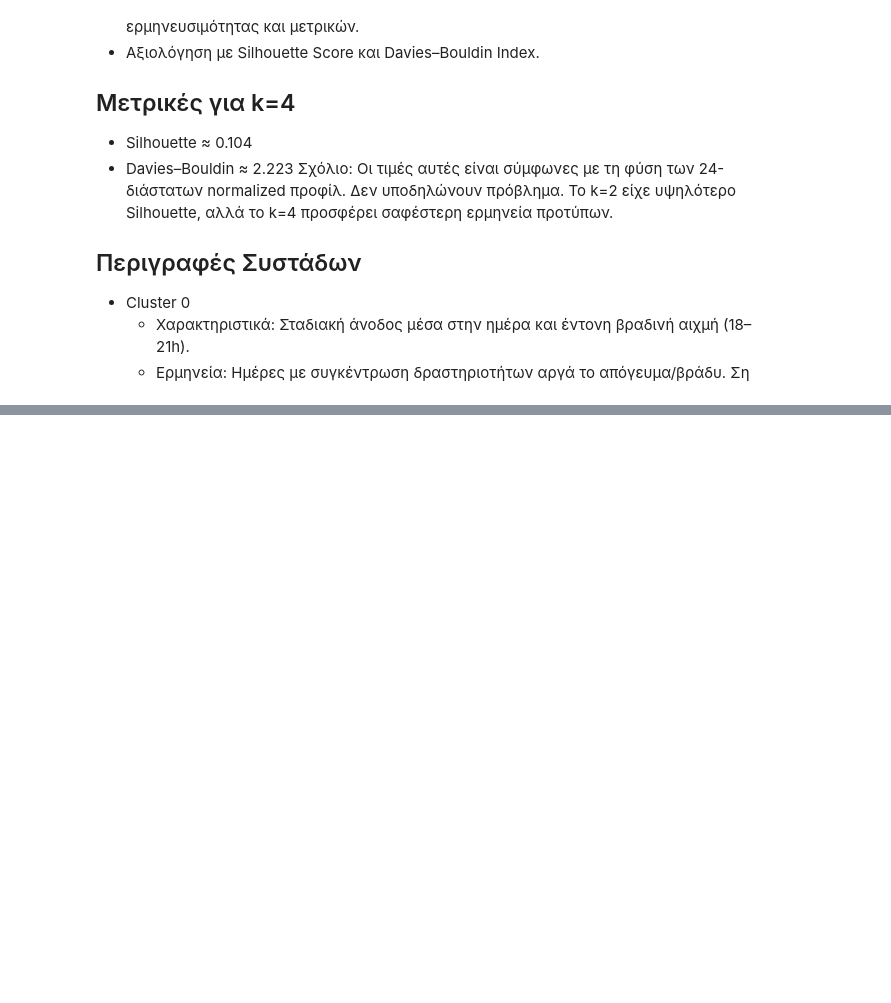
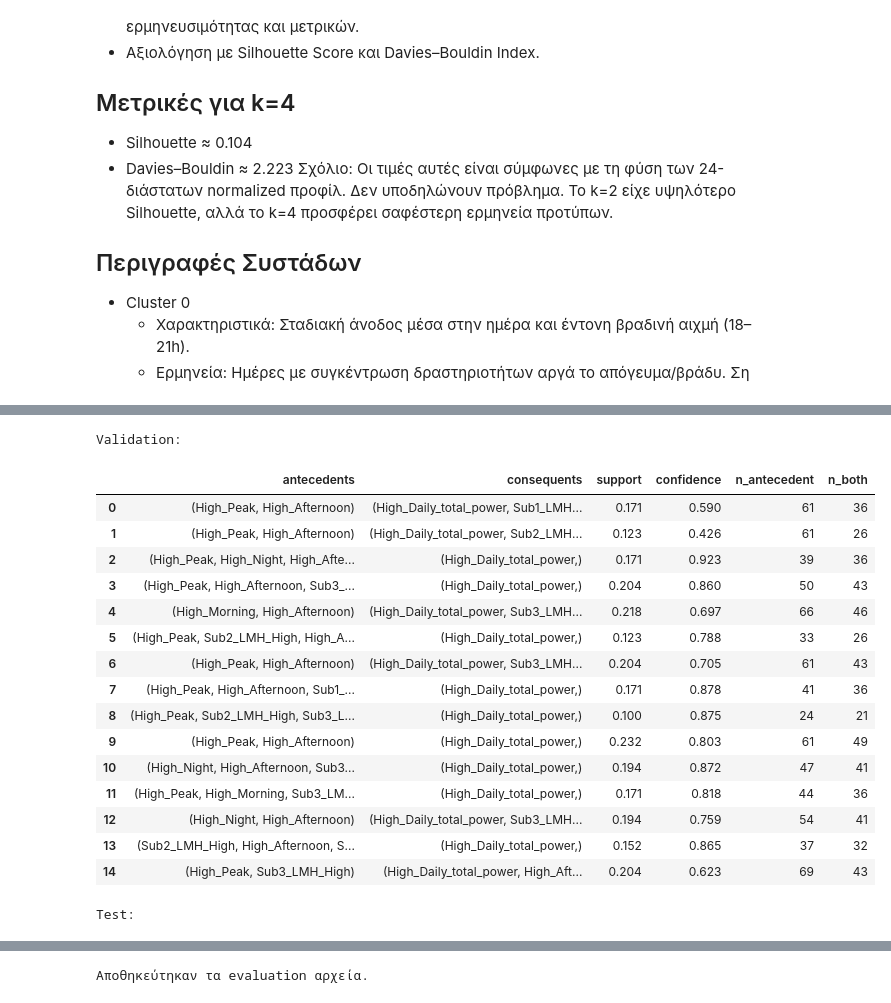
Before and after one commit to KostasPapadogiannis/energy-consumption-mining, a Jupyter notebook: notebooks/modeling.ipynb, the cells around one changed output, grey strips where cells are left out. Saved outputs shown, nothing was run; the diff lists cells and outputs as text; code cells hidden in the pictures; blank space fills up the shorter version.

```diff
--- a/notebooks/modeling.ipynb
+++ b/notebooks/modeling.ipynb
@@ -2064,0 +2099,16 @@ print(f"Αποθηκεύτηκε: {interp_plot}")
+# %%
+train = pd.read_csv(DATA_DIR / 'train_raw.csv', parse_dates=True, index_col=0)
+val   = pd.read_csv(DATA_DIR / 'val_raw.csv',   parse_dates=True, index_col=0)
+test  = pd.read_csv(DATA_DIR / 'test_raw.csv',  parse_dates=True, index_col=0)
+
+print("Shapes:", train.shape, val.shape, test.shape)
+print("Columns:", list(train.columns)[:8], "...")
+
+needed = [
+    'Daily_total_power',
+    'Sub_metering_1_sum', 'Sub_metering_2_sum', 'Sub_metering_3_sum',
+    'Nighttime_usage', 'Morning_usage', 'Afternoon_usage', 'Peak_hour_power',
+    'Season', 'IsWeekend'
+]
+missing = [c for c in needed if c not in train.columns]
+assert not missing, f"Λείπουν στήλες: {missing}"
@@ -2064,0 +2293,56 @@ print(f"Αποθηκεύτηκε: {interp_plot}")
+# %%
+def evaluate_rules_on(items_df, rules_df, top_n=15):
+    res = []
+    for _, row in rules_df.head(top_n).iterrows():
+        ants = list(row['antecedents'])
+        cons = list(row['consequents'])
+        # antecedent match
+        ant_mask = items_df[ants].all(axis=1)
+        # consequent true
+        cons_mask = items_df[cons].all(axis=1)
+        n_ant = ant_mask.sum()
+        n_both = (ant_mask & cons_mask).sum()
+        support = n_both / len(items_df)
+        confidence = (n_both / n_ant) if n_ant > 0 else np.nan
+        res.append({
+            'antecedents': tuple(ants),
+            'consequents': tuple(cons),
+            'support': support,
+            'confidence': confidence,
+            'n_antecedent': int(n_ant),
+            'n_both': int(n_both)
+        })
+    return pd.DataFrame(res)
+
+eval_val  = evaluate_rules_on(items_val,  rules_target, top_n=15)
+eval_test = evaluate_rules_on(items_test, rules_target, top_n=15)
+
+print("Validation:")
+display(eval_val)
+
+print("\nTest:")
+display(eval_test)
+
+# Αποθήκευση
+eval_val.to_csv(RESULTS_DIR / 'association_rules_eval_val.csv', index=False)
+eval_test.to_csv(RESULTS_DIR / 'association_rules_eval_test.csv', index=False)
+print("Αποθηκεύτηκαν τα evaluation αρχεία.")
+# %% [output]
+Validation:
+|  | antecedents | consequents | support | confidence | n_antecedent | n_both |
+| 0 | (High_Peak, High_Afternoon) | (High_Daily_total_power, Sub1_LMH... | 0.171 | 0.590 | 61 | 36 |
+| 1 | (High_Peak, High_Afternoon) | (High_Daily_total_power, Sub2_LMH... | 0.123 | 0.426 | 61 | 26 |
+| 2 | (High_Peak, High_Night, High_Afte... | (High_Daily_total_power,) | 0.171 | 0.923 | 39 | 36 |
+| 3 | (High_Peak, High_Afternoon, Sub3_... | (High_Daily_total_power,) | 0.204 | 0.860 | 50 | 43 |
+| 4 | (High_Morning, High_Afternoon) | (High_Daily_total_power, Sub3_LMH... | 0.218 | 0.697 | 66 | 46 |
+| 5 | (High_Peak, Sub2_LMH_High, High_A... | (High_Daily_total_power,) | 0.123 | 0.788 | 33 | 26 |
+| 6 | (High_Peak, High_Afternoon) | (High_Daily_total_power, Sub3_LMH... | 0.204 | 0.705 | 61 | 43 |
+| 7 | (High_Peak, High_Afternoon, Sub1_... | (High_Daily_total_power,) | 0.171 | 0.878 | 41 | 36 |
+| 8 | (High_Peak, Sub2_LMH_High, Sub3_L... | (High_Daily_total_power,) | 0.100 | 0.875 | 24 | 21 |
+| 9 | (High_Peak, High_Afternoon) | (High_Daily_total_power,) | 0.232 | 0.803 | 61 | 49 |
+| 10 | (High_Night, High_Afternoon, Sub3... | (High_Daily_total_power,) | 0.194 | 0.872 | 47 | 41 |
+| 11 | (High_Peak, High_Morning, Sub3_LM... | (High_Daily_total_power,) | 0.171 | 0.818 | 44 | 36 |
+| 12 | (High_Night, High_Afternoon) | (High_Daily_total_power, Sub3_LMH... | 0.194 | 0.759 | 54 | 41 |
+| 13 | (Sub2_LMH_High, High_Afternoon, S... | (High_Daily_total_power,) | 0.152 | 0.865 | 37 | 32 |
+| 14 | (High_Peak, Sub3_LMH_High) | (High_Daily_total_power, High_Aft... | 0.204 | 0.623 | 69 | 43 |
+Test:
@@ -2064,0 +2365 @@ print(f"Αποθηκεύτηκε: {interp_plot}")
+Αποθηκεύτηκαν τα evaluation αρχεία.
```
Also changed, not shown: parts of 14 cells of this notebook.
